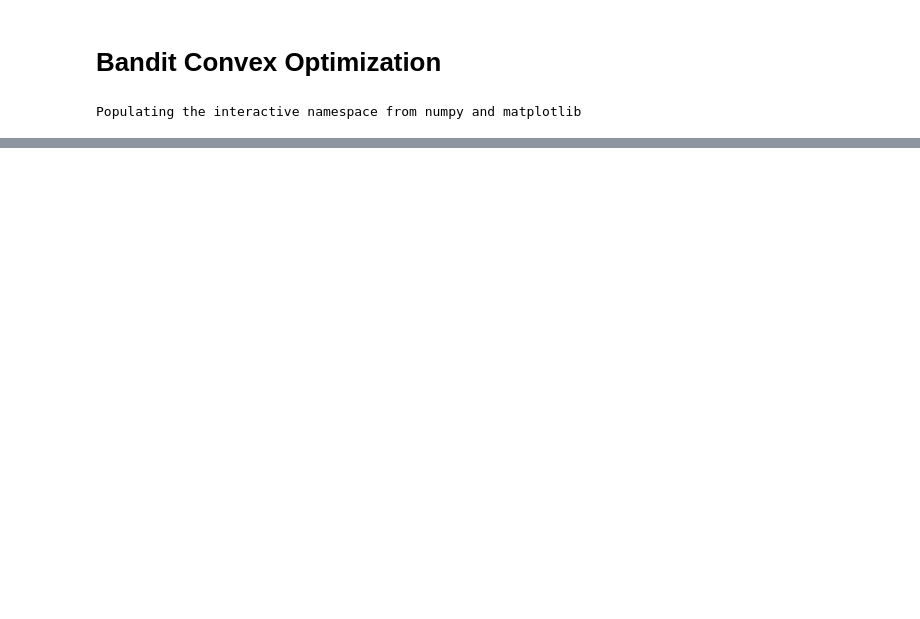
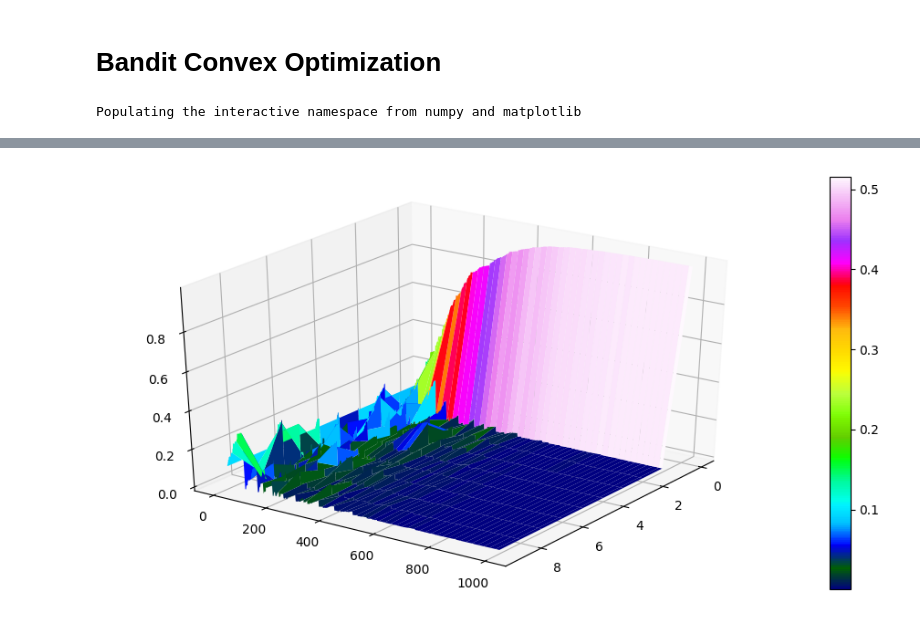
Before and after one commit to asberk/active-learning, a Jupyter notebook: Active-Learning.ipynb, the cells around one changed output, grey strips where cells are left out. Saved outputs shown, nothing was run; the diff lists cells and outputs as text; code cells hidden in the pictures; blank space fills up the shorter version.

```diff
--- a/Active-Learning.ipynb
+++ b/Active-Learning.ipynb
@@ -40,0 +147,8 @@ def SimpleMultiArmedBandit(n, T, OnlineCOAlgom, delta, init=None):
+# %%
+fig = plt.figure(figsize=(12,6))
+ax = fig.add_subplot(111, projection='3d')
+img = ax.plot_surface(nmesh, Tmesh, xHat, cmap=plt.cm.gist_ncar);
+plt.colorbar(img);
+ax.view_init(azim=35)
+# %% [output]
+[figure, added]
```
Also changed, not shown: parts of 18 cells of this notebook.
